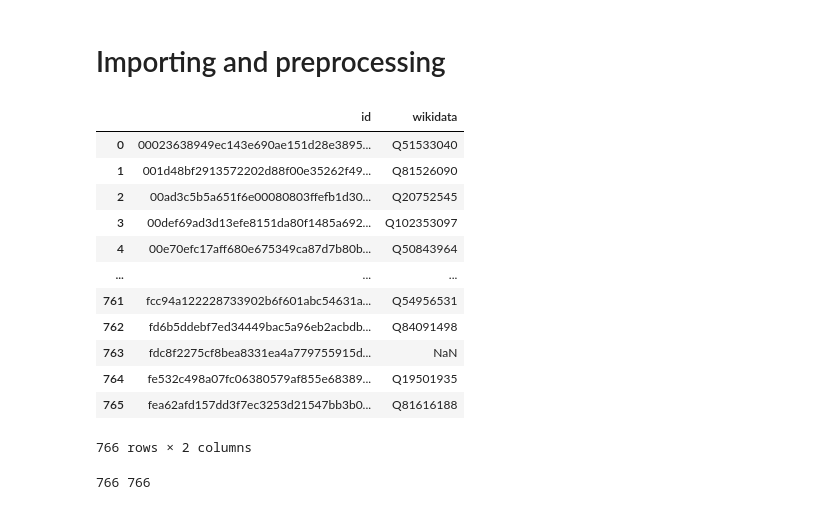
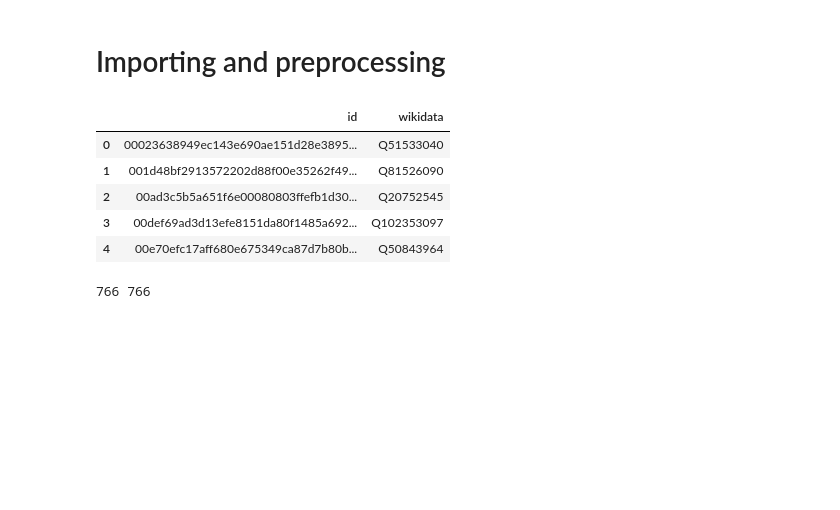
Before and after one commit to PeterWalchhofer/evaluation_bachelor_thesis, a Jupyter notebook: Analysis.ipynb, the cells around one changed output. Saved outputs shown, nothing was run; the diff lists cells and outputs as text; code cells hidden in the pictures; blank space fills up the shorter version.

```diff
--- a/Analysis.ipynb
+++ b/Analysis.ipynb
@@ -36,21 +36,14 @@ ftm_organizations = [proxy for proxy in ftm_proxies if proxy.schema.name == "Org
 ftm_companies = [proxy for proxy in ftm_proxies if proxy.schema.name == "Company"]
 person_assignments = pandas.read_csv("./data/csv/new/Person_wikidata.csv")[["id", "wikidata"]]
 # %%
-person_assignments
+person_assignments.head()
 # %% [output]
 |  | id | wikidata |
 | 0 | 00023638949ec143e690ae151d28e3895... | Q51533040 |
 | 1 | 001d48bf2913572202d88f00e35262f49... | Q81526090 |
 | 2 | 00ad3c5b5a651f6e00080803ffefb1d30... | Q20752545 |
 | 3 | 00def69ad3d13efe8151da80f1485a692... | Q102353097 |
 | 4 | 00e70efc17aff680e675349ca87d7b80b... | Q50843964 |
-| ... | ... | ... |
-| 761 | fcc94a122228733902b6f601abc54631a... | Q54956531 |
-| 762 | fd6b5ddebf7ed34449bac5a96eb2acbdb... | Q84091498 |
-| 763 | fdc8f2275cf8bea8331ea4a779755915d... | NaN |
-| 764 | fe532c498a07fc06380579af855e68389... | Q19501935 |
-| 765 | fea62afd157dd3f7ec3253d21547bb3b0... | Q81616188 |
-766 rows × 2 columns
 # %%
 print(len(ftm_persons), len(person_assignments))
 # %% [output]
```
Also changed, not shown: parts of 46 cells of this notebook.
